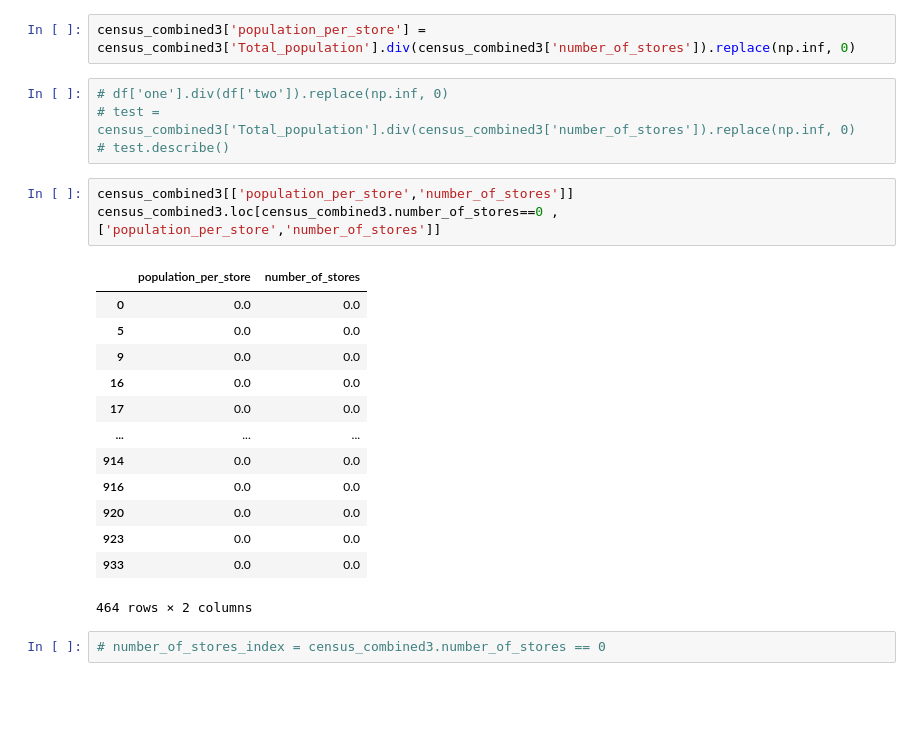
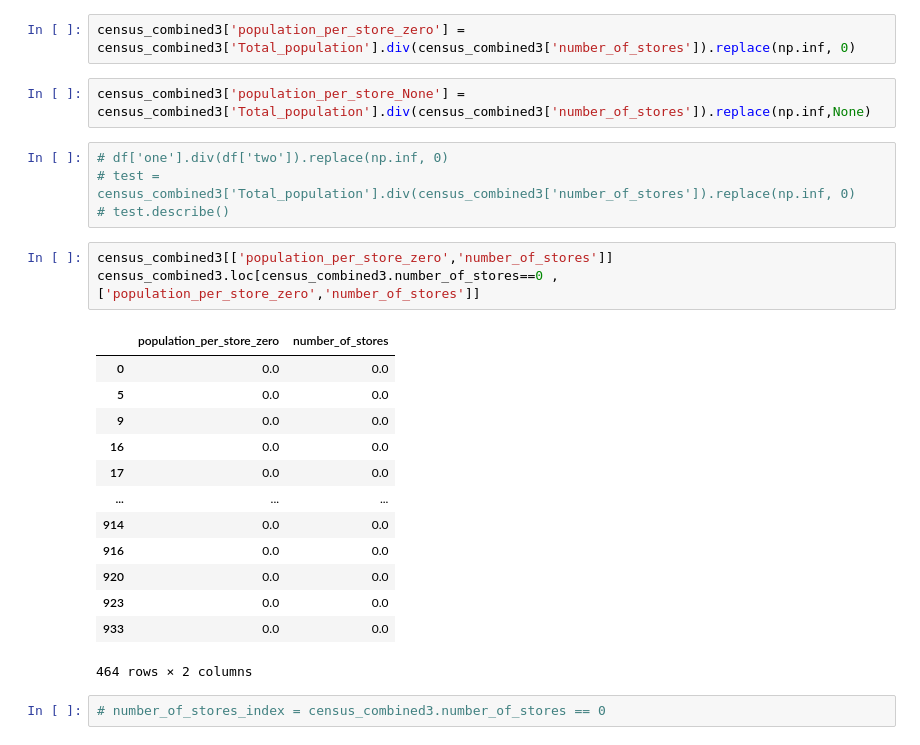
Before and after one commit to dgarbato/capstone, a Jupyter notebook: Census Combine Files_zip_level.ipynb, the cells around one changed output. Cells and saved outputs as stored; diff of their text form; blank space fills up the shorter version.

```diff
--- a/Census Combine Files_zip_level.ipynb
+++ b/Census Combine Files_zip_level.ipynb
@@ -508,16 +506,18 @@ Name: population_growth, dtype: float64
 # %% [markdown]
 need to address division by zero
 # %%
-census_combined3['population_per_store'] =   census_combined3['Total_population'].div(census_combined3['number_of_stores']).replace(np.inf, 0)
+census_combined3['population_per_store_zero'] =   census_combined3['Total_population'].div(census_combined3['number_of_stores']).replace(np.inf, 0)
+# %%
+census_combined3['population_per_store_None'] =   census_combined3['Total_population'].div(census_combined3['number_of_stores']).replace(np.inf,None)
 # %%
 # df['one'].div(df['two']).replace(np.inf, 0)
 # test = census_combined3['Total_population'].div(census_combined3['number_of_stores']).replace(np.inf, 0)
 # test.describe()
 # %%
-census_combined3[['population_per_store','number_of_stores']]
-census_combined3.loc[census_combined3.number_of_stores==0 ,['population_per_store','number_of_stores']]
+census_combined3[['population_per_store_zero','number_of_stores']]
+census_combined3.loc[census_combined3.number_of_stores==0 ,['population_per_store_zero','number_of_stores']]
 # %% [output]
-|  | population_per_store | number_of_stores |
+|  | population_per_store_zero | number_of_stores |
 | 0 | 0.0 | 0.0 |
 | 5 | 0.0 | 0.0 |
 | 9 | 0.0 | 0.0 |
```
Also changed, not shown: parts of 10 cells of this notebook, 4 other files.
